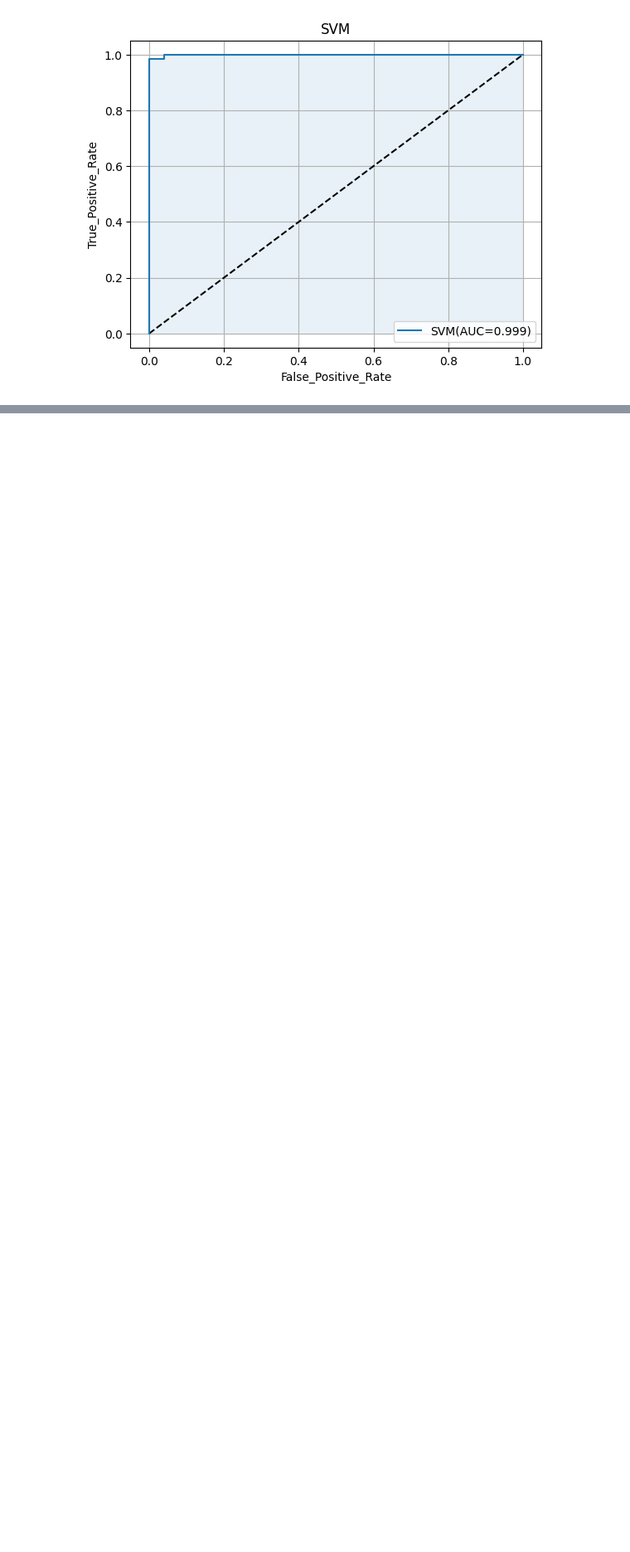
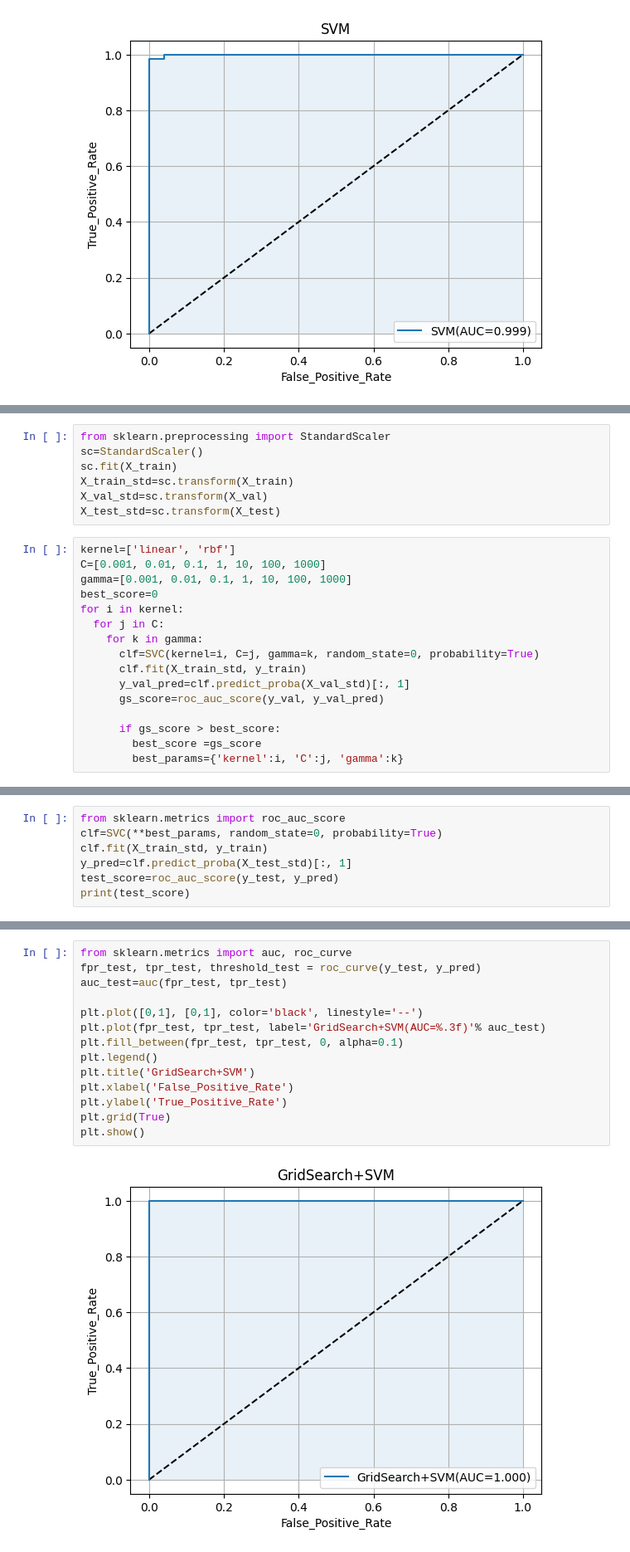
Before and after one commit to yoshimethod/bioinformatics, a Jupyter notebook: bioinformatics_pr2.ipynb, the cells around one changed output, grey strips where cells are left out. Shown at 83% size. Drawn from its saved outputs; the diff is of its cells as text; blank space fills up the shorter version.

```diff
--- a/bioinformatics_pr2.ipynb
+++ b/bioinformatics_pr2.ipynb
@@ -135,0 +154,23 @@ plt.show()
+# %%
+from sklearn.preprocessing import StandardScaler
+sc=StandardScaler()
+sc.fit(X_train)
+X_train_std=sc.transform(X_train)
+X_val_std=sc.transform(X_val)
+X_test_std=sc.transform(X_test)
+# %%
+kernel=['linear', 'rbf']
+C=[0.001, 0.01, 0.1, 1, 10, 100, 1000]
+gamma=[0.001, 0.01, 0.1, 1, 10, 100, 1000]
+best_score=0
+for i in kernel:
+  for j in C:
+    for k in gamma:
+      clf=SVC(kernel=i, C=j, gamma=k, random_state=0, probability=True)
+      clf.fit(X_train_std, y_train)
+      y_val_pred=clf.predict_proba(X_val_std)[:, 1]
+      gs_score=roc_auc_score(y_val, y_val_pred)
+
+      if gs_score > best_score:
+        best_score =gs_score
+        best_params={'kernel':i, 'C':j, 'gamma':k}
@@ -135,0 +183,7 @@ plt.show()
+# %%
+from sklearn.metrics import roc_auc_score
+clf=SVC(**best_params, random_state=0, probability=True)
+clf.fit(X_train_std, y_train)
+y_pred=clf.predict_proba(X_test_std)[:, 1]
+test_score=roc_auc_score(y_test, y_pred)
+print(test_score)
@@ -135,0 +192,16 @@ plt.show()
+# %%
+from sklearn.metrics import auc, roc_curve
+fpr_test, tpr_test, threshold_test = roc_curve(y_test, y_pred)
+auc_test=auc(fpr_test, tpr_test)
+
+plt.plot([0,1], [0,1], color='black', linestyle='--')
+plt.plot(fpr_test, tpr_test, label='GridSearch+SVM(AUC=%.3f)'% auc_test)
+plt.fill_between(fpr_test, tpr_test, 0, alpha=0.1)
+plt.legend()
+plt.title('GridSearch+SVM')
+plt.xlabel('False_Positive_Rate')
+plt.ylabel('True_Positive_Rate')
+plt.grid(True)
+plt.show()
+# %% [output]
+[figure, added]
```
Also changed, not shown: parts of 11 cells of this notebook.
